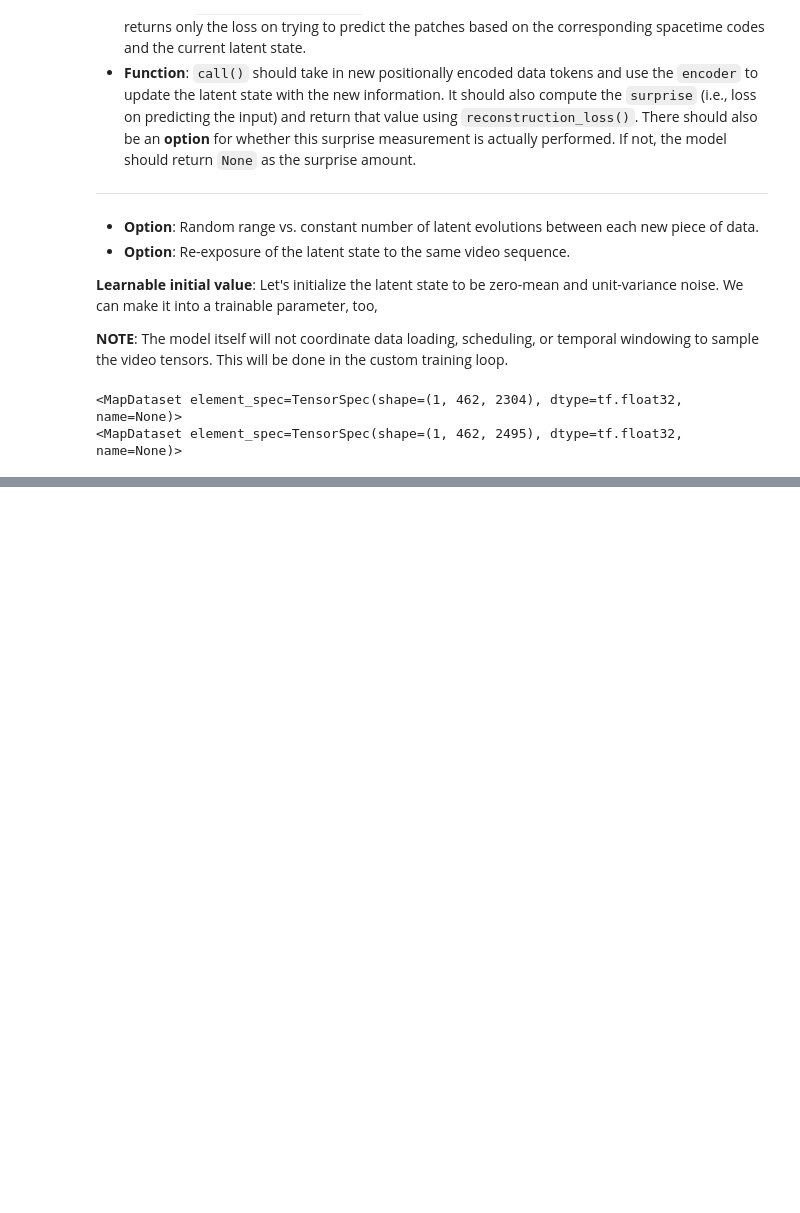
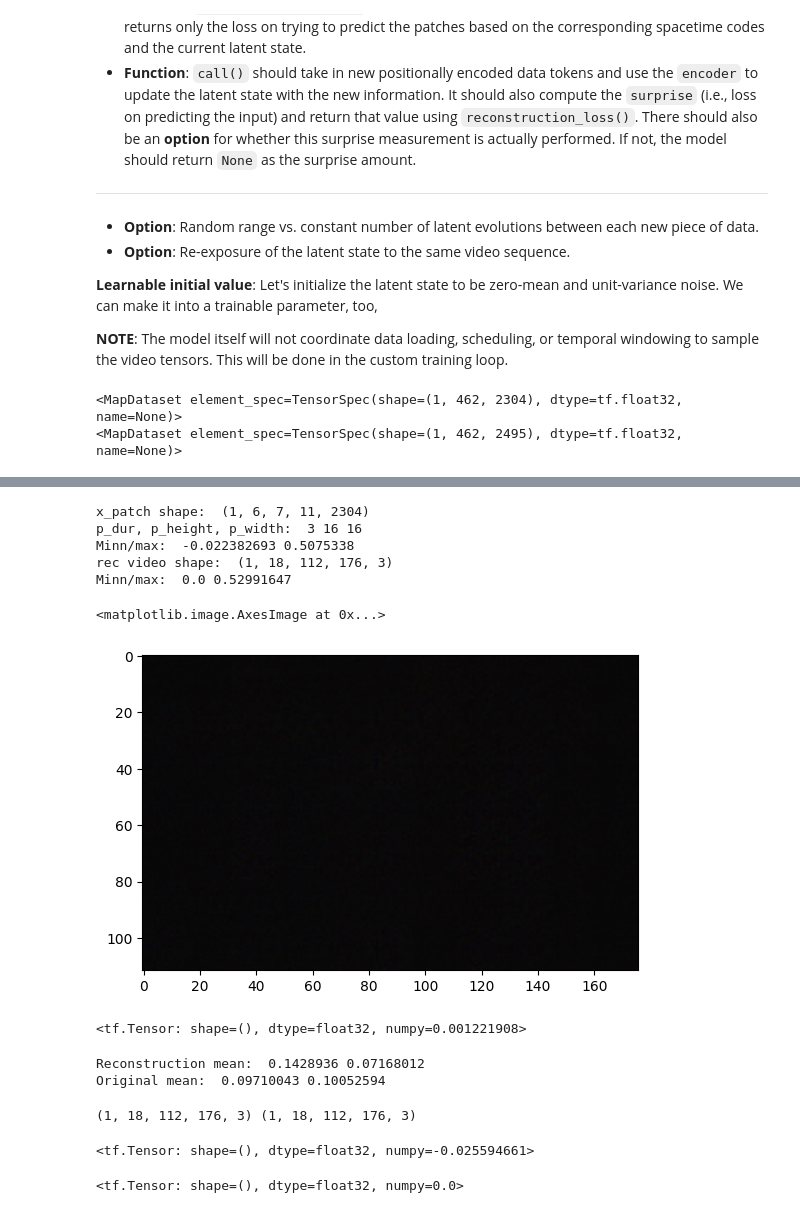
Before and after one commit to amanb2000/Multimodal_Foundation, a Jupyter notebook: sketch/08_Perceiver_AE.ipynb, the cells around one changed output, grey strips where cells are left out. Cells and saved outputs as stored; diff of their text form; code cells hidden in the pictures; blank space fills up the shorter version.

```diff
--- a/sketch/08_Perceiver_AE.ipynb
+++ b/sketch/08_Perceiver_AE.ipynb
@@ -741,7 +728,7 @@ class PerceiverAE(keras.Model):
 		self.latent_ev = latent_module
 		self.decoder = decoder_module
 
-		self.code_dim = 191
+		self.code_dim = code_dim
 
 		# Latent state management:
 		# The latent tensor has shape [batch, N, C] -- that way we can have
@@ -756,17 +743,14 @@ class PerceiverAE(keras.Model):
 	def reset_latent(self, B=1):
 		self.latent = tf.concat([self.source_latent for i in range(B)], axis=0)
 
-	def call(self, reconstruct_me, reset_latent=True, return_prediction=True):
-		print("Input tensor shape: ", reconstruct_me.shape)
+	def call(self, reconstruct_me, reset_latent=False, return_prediction=False):
 		if reset_latent or self.latent == None:
 			B = reconstruct_me.shape[0]
 			self.reset_latent(B=B)
 
 		# Calculate loss on trying to predict the `reconstruct_me`:
 		spacetime_codes = reconstruct_me[:,:,-self.code_dim:]
-		print("Spacetime codes shape: ", spacetime_codes.shape)
 		prediction = self.decoder([spacetime_codes, self.latent])
-		print("Prediction shape: ", prediction.shape)
 		surprise = self.loss_fn(prediction, reconstruct_me[:,:,:-self.code_dim])
 
 		# Incorporating new information into the latent
@@ -861,0 +951,39 @@ x
+# %%
+rec = reconstructions[-1]
+rec_video = get_source_video(rec[:1,:,:])
+print("Minn/max: ", tf.math.reduce_min(rec_video).numpy(), tf.math.reduce_max(rec_video).numpy())
+print("rec video shape: ", rec_video.shape)
+rec_video = rec_video - tf.math.reduce_min(rec_video)
+print("Minn/max: ", tf.math.reduce_min(rec_video).numpy(), tf.math.reduce_max(rec_video).numpy())
+plt.imshow(rec_video[0,1,:,:,:])
+# plt.title("Reconstruction video -- Last Frame")
+# %% [output]
+x_patch shape:  (1, 6, 7, 11, 2304)
+p_dur, p_height, p_width:  3 16 16
+Minn/max:  -0.022382693 0.5075338
+rec video shape:  (1, 18, 112, 176, 3)
+Minn/max:  0.0 0.52991647
+<matplotlib.image.AxesImage at 0x...>
+[figure, added]
+# %%
+mse(rec_video[0,1,:,:,:], element_video[0,1,:,:,:])
+# %% [output]
+<tf.Tensor: shape=(), dtype=float32, numpy=0.001221908>
+# %%
+print("Reconstruction mean: ", tf.reduce_mean(rec_video).numpy(), tf.math.reduce_std(rec_video).numpy())
+print("Original mean: ", tf.reduce_mean(element_video).numpy(), tf.math.reduce_std(element_video).numpy())
+# %% [output]
+Reconstruction mean:  0.1428936 0.07168012
+Original mean:  0.09710043 0.10052594
+# %%
+print(rec_video.shape, element_video.shape)
+# %% [output]
+(1, 18, 112, 176, 3) (1, 18, 112, 176, 3)
+# %%
+tf.math.reduce_min(rec_video)
+# %% [output]
+<tf.Tensor: shape=(), dtype=float32, numpy=-0.025594661>
+# %%
+tf.math.reduce_min(element_video)
+# %% [output]
+<tf.Tensor: shape=(), dtype=float32, numpy=0.0>
```
Also changed, not shown: parts of 27 cells of this notebook.
